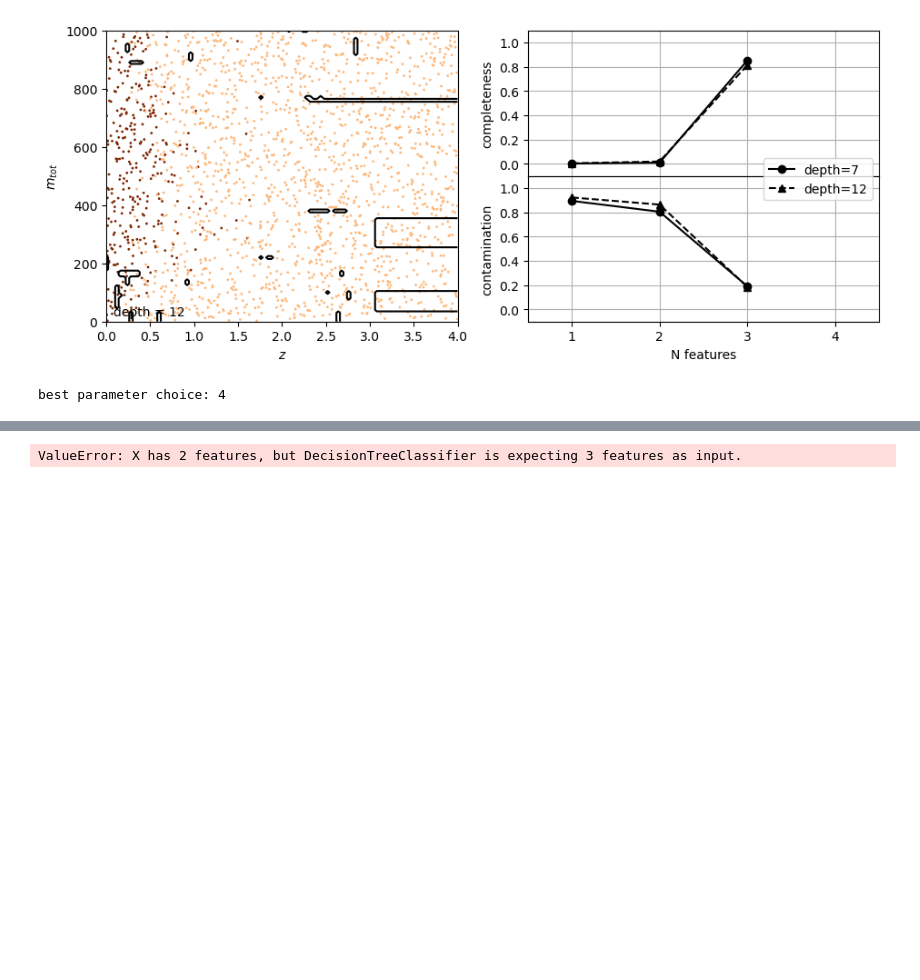
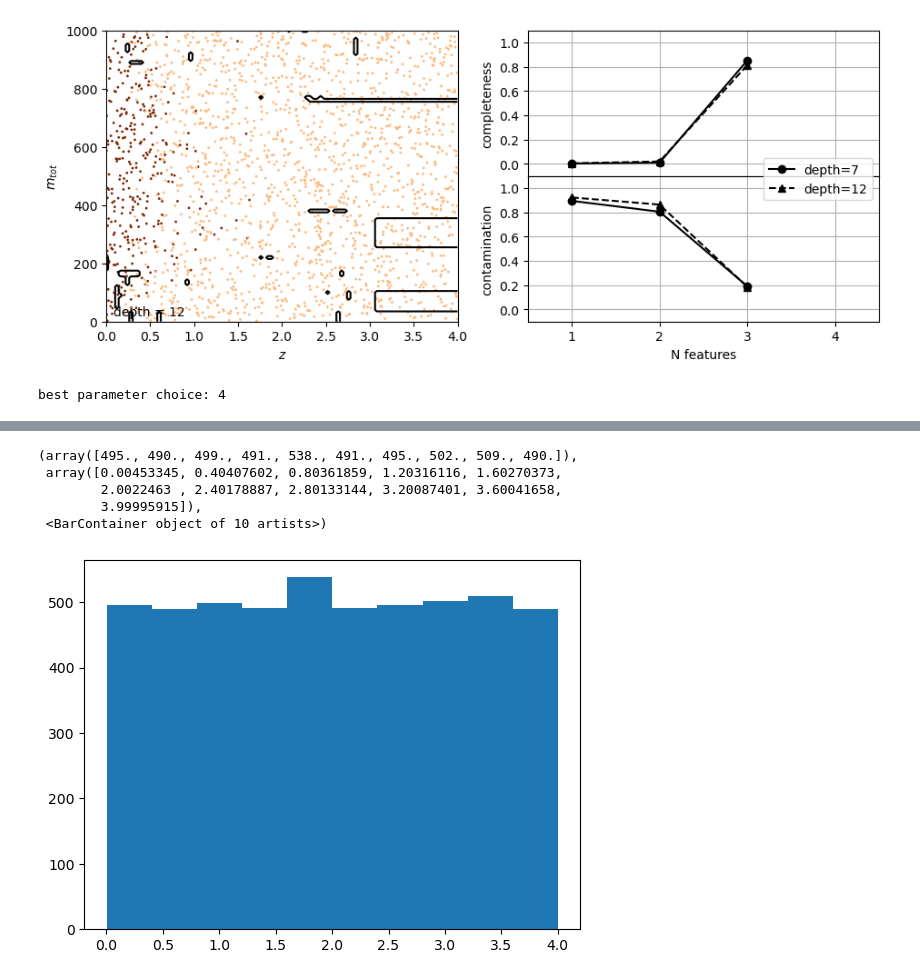
Before and after one commit to ebianchi803/astrostatistics_bicocca_2026, a Jupyter notebook: working/L20.ipynb, the cells around one changed output, grey strips where cells are left out. Saved outputs shown, nothing was run; the diff lists cells and outputs as text; code cells hidden in the pictures; blank space fills up the shorter version.

```diff
--- a/working/L20.ipynb
+++ b/working/L20.ipynb
@@ -224,3 +246,9 @@ ax.contour(xx, yy, Z, [0.5], colors='k')
 # %%
+plt.hist(X_test[:,2])
 # %% [output]
-ValueError: X has 2 features, but DecisionTreeClassifier is expecting 3 features as input.
+(array([495., 490., 499., 491., 538., 491., 495., 502., 509., 490.]),
+ array([0.00453345, 0.40407602, 0.80361859, 1.20316116, 1.60270373,
+        2.0022463 , 2.40178887, 2.80133144, 3.20087401, 3.60041658,
+        3.99995915]),
+ <BarContainer object of 10 artists>)
+[figure, added]
```
Also changed, not shown: parts of 4 cells of this notebook.
